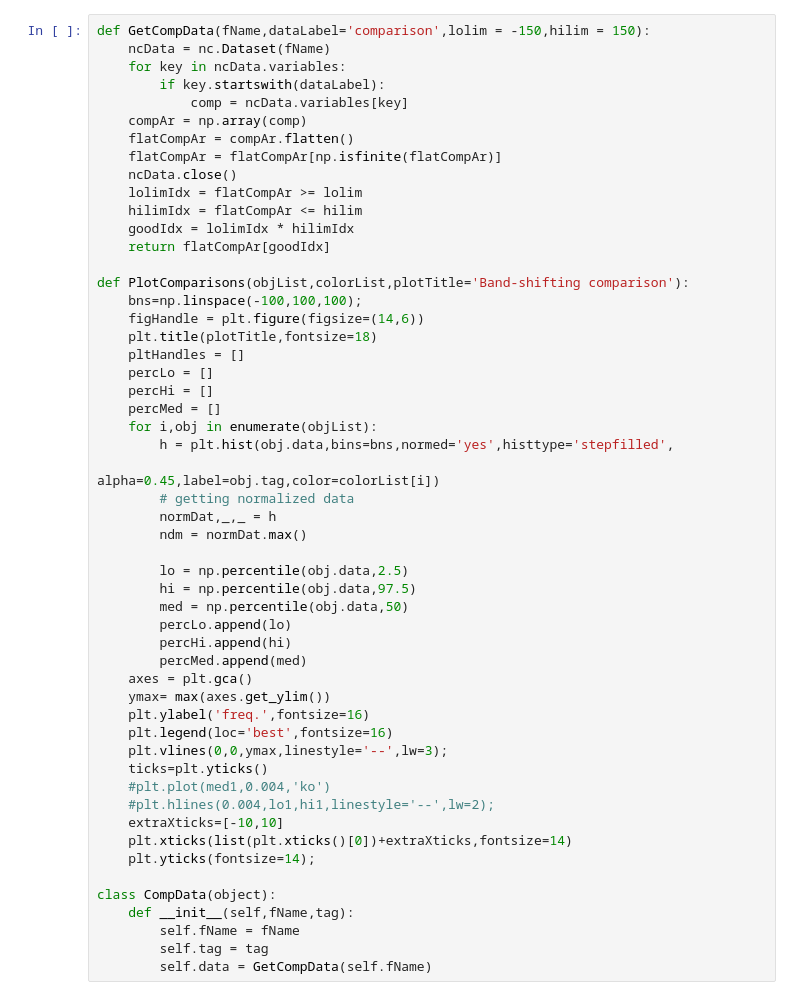
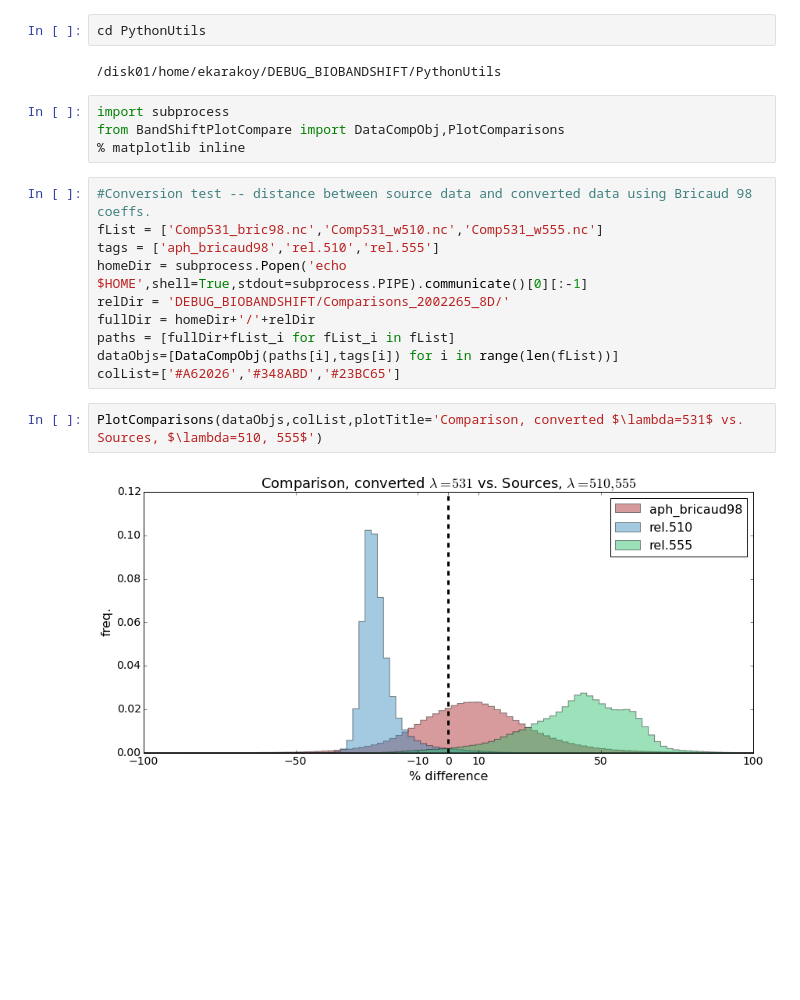
Before and after one commit to grayWolfDC/DEBUG_BIOBANDSHIFT, a Jupyter notebook: ComparisonAssessments.ipynb, the cells around one changed output. Saved outputs shown, nothing was run; the diff lists cells and outputs as text; blank space fills up the shorter version.

Commit message:
finished debugging bioOptBandShift v0.3 Also added python code ot view comparisons -> impl. details in ComparisonAss*

```diff
--- a/ComparisonAssessments.ipynb
+++ b/ComparisonAssessments.ipynb
@@ -10,54 +1,23 @@ import subprocess
-# %%
-def GetCompData(fName,dataLabel='comparison',lolim = -150,hilim = 150):
-    ncData = nc.Dataset(fName)
-    for key in ncData.variables:
-        if key.startswith(dataLabel):
-            comp = ncData.variables[key]
-    compAr = np.array(comp)
-    flatCompAr = compAr.flatten()
-    flatCompAr = flatCompAr[np.isfinite(flatCompAr)]
-    ncData.close()
-    lolimIdx = flatCompAr >= lolim
-    hilimIdx = flatCompAr <= hilim
-    goodIdx = lolimIdx * hilimIdx
-    return flatCompAr[goodIdx]
-
-def PlotComparisons(objList,colorList,plotTitle='Band-shifting comparison'):
-    bns=np.linspace(-100,100,100);
-    figHandle = plt.figure(figsize=(14,6))
-    plt.title(plotTitle,fontsize=18)
-    pltHandles = []
-    percLo = []
-    percHi = []
-    percMed = []
-    for i,obj in enumerate(objList):
-        h = plt.hist(obj.data,bins=bns,normed='yes',histtype='stepfilled',
-                                              alpha=0.45,label=obj.tag,color=colorList[i])
-        # getting normalized data
-        normDat,_,_ = h
-        ndm = normDat.max()
-
-        lo = np.percentile(obj.data,2.5)
-        hi = np.percentile(obj.data,97.5)
-        med = np.percentile(obj.data,50)
-        percLo.append(lo)
-        percHi.append(hi)
-        percMed.append(med)
-    axes = plt.gca()
-    ymax= max(axes.get_ylim())
-    plt.ylabel('freq.',fontsize=16)
-    plt.legend(loc='best',fontsize=16)
-    plt.vlines(0,0,ymax,linestyle='--',lw=3);
-    ticks=plt.yticks()
-    #plt.plot(med1,0.004,'ko')
-    #plt.hlines(0.004,lo1,hi1,linestyle='--',lw=2);
-    extraXticks=[-10,10]
-    plt.xticks(list(plt.xticks()[0])+extraXticks,fontsize=14)
-    plt.yticks(fontsize=14);
-
-class CompData(object):
-    def __init__(self,fName,tag):
-        self.fName = fName
-        self.tag = tag
-        self.data = GetCompData(self.fName)
+# %%
+cd PythonUtils
+# %% [output]
+/disk01/home/ekarakoy/DEBUG_BIOBANDSHIFT/PythonUtils
+# %%
+import subprocess
+from BandShiftPlotCompare import DataCompObj,PlotComparisons
+% matplotlib inline
+# %%
+#Conversion test -- distance between source data and converted data using Bricaud 98 coeffs.
+fList = ['Comp531_bric98.nc','Comp531_w510.nc','Comp531_w555.nc']
+tags = ['aph_bricaud98','rel.510','rel.555']
+homeDir = subprocess.Popen('echo $HOME',shell=True,stdout=subprocess.PIPE).communicate()[0][:-1]
+relDir = 'DEBUG_BIOBANDSHIFT/Comparisons_2002265_8D/'
+fullDir = homeDir+'/'+relDir
+paths = [fullDir+fList_i for fList_i in fList]
+dataObjs=[DataCompObj(paths[i],tags[i]) for i in range(len(fList))]
+colList=['#A62026','#348ABD','#23BC65']
+# %%
+PlotComparisons(dataObjs,colList,plotTitle='Comparison, converted $\lambda=531$ vs. Sources, $\lambda=510, 555$')
+# %% [output]
+[figure, added]
 # %%
```
Also changed, not shown: parts of 13 cells of this notebook, 12 other files.
